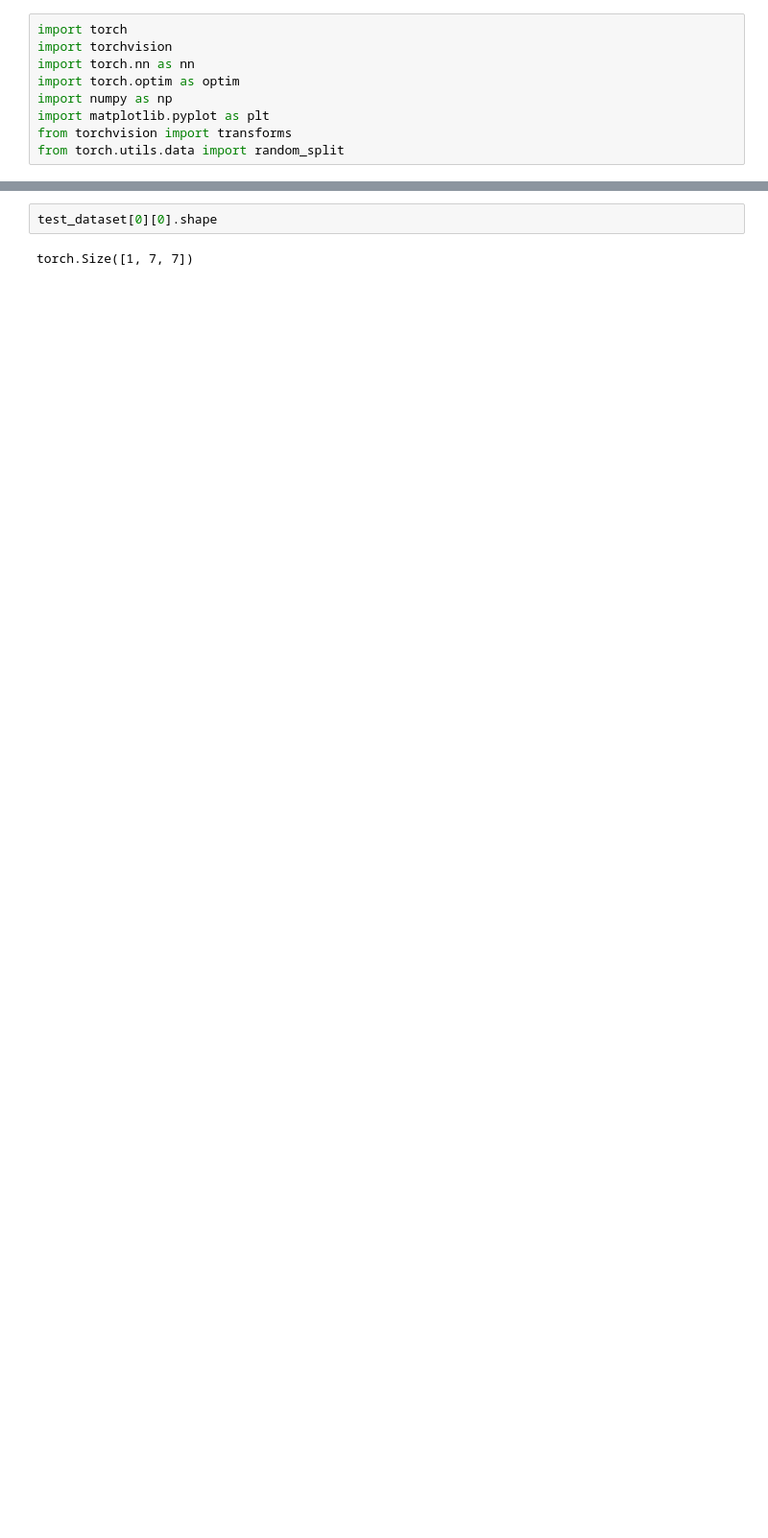
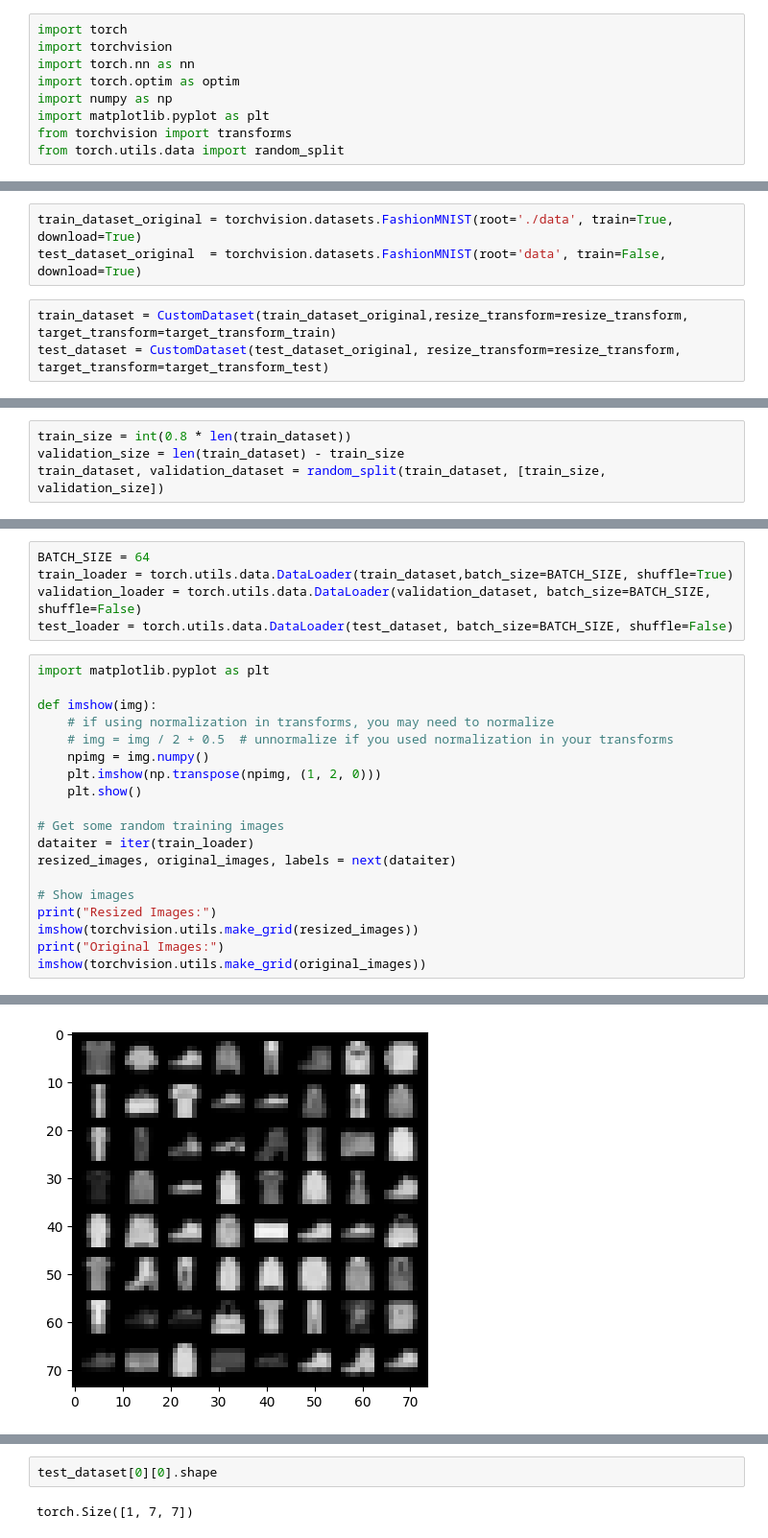
Before and after one commit to beyzoskaya/machineLearning_CS454, a Jupyter notebook: homeworks/convolutionalAutoencoders.ipynb, the cells around one changed output, grey strips where cells are left out. Shown: that part at 96% size. Cells and saved outputs as stored; diff of their text form; blank space fills up the shorter version.

```diff
--- a/homeworks/convolutionalAutoencoders.ipynb
+++ b/homeworks/convolutionalAutoencoders.ipynb
@@ -11,0 +47,6 @@ from torch.utils.data import random_split
+# %%
+train_dataset_original = torchvision.datasets.FashionMNIST(root='./data', train=True, download=True)
+test_dataset_original  = torchvision.datasets.FashionMNIST(root='data', train=False, download=True)
+# %%
+train_dataset = CustomDataset(train_dataset_original,resize_transform=resize_transform, target_transform=target_transform_train)
+test_dataset = CustomDataset(test_dataset_original, resize_transform=resize_transform, target_transform=target_transform_test)
@@ -11,0 +57,4 @@ from torch.utils.data import random_split
+# %%
+train_size = int(0.8 * len(train_dataset))
+validation_size = len(train_dataset) - train_size
+train_dataset, validation_dataset = random_split(train_dataset, [train_size, validation_size])
@@ -11,0 +65,25 @@ from torch.utils.data import random_split
+# %%
+BATCH_SIZE = 64
+train_loader = torch.utils.data.DataLoader(train_dataset,batch_size=BATCH_SIZE, shuffle=True)
+validation_loader = torch.utils.data.DataLoader(validation_dataset, batch_size=BATCH_SIZE, shuffle=False)
+test_loader = torch.utils.data.DataLoader(test_dataset, batch_size=BATCH_SIZE, shuffle=False)
+# %%
+import matplotlib.pyplot as plt
+
+def imshow(img):
+    # if using normalization in transforms, you may need to normalize
+    # img = img / 2 + 0.5  # unnormalize if you used normalization in your transforms
+    npimg = img.numpy()
+    plt.imshow(np.transpose(npimg, (1, 2, 0)))
+    plt.show()
+
+# Get some random training images
+dataiter = iter(train_loader)
+resized_images, original_images, labels = next(dataiter)
+
+# Show images
+print("Resized Images:")
+imshow(torchvision.utils.make_grid(resized_images))
+print("Original Images:")
+imshow(torchvision.utils.make_grid(original_images))
+# %% [output]
@@ -11,0 +91 @@ from torch.utils.data import random_split
+[figure, added]
```
Also changed, not shown: parts of 23 cells of this notebook.
